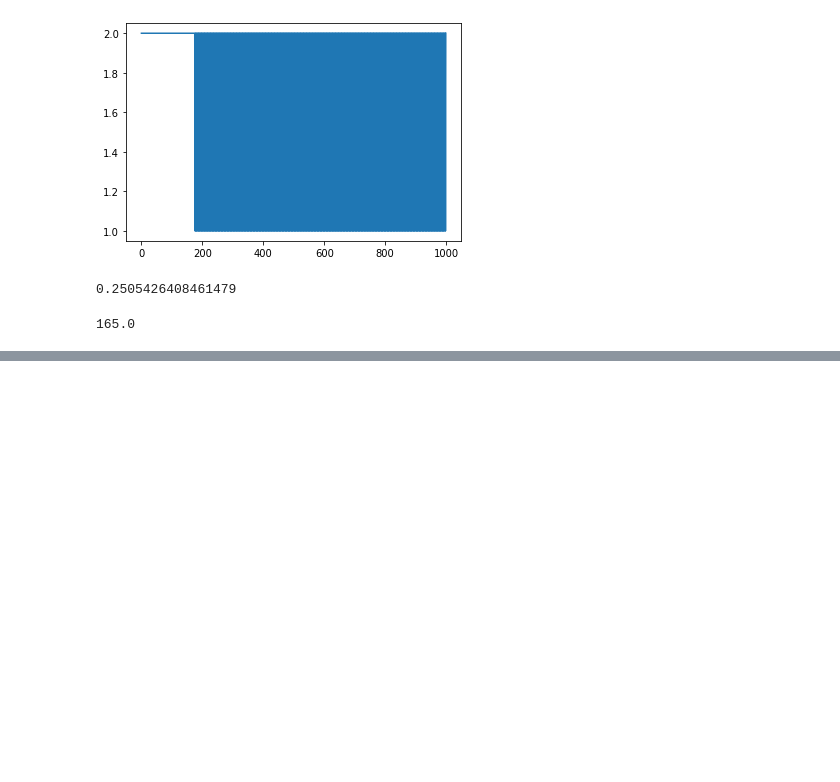
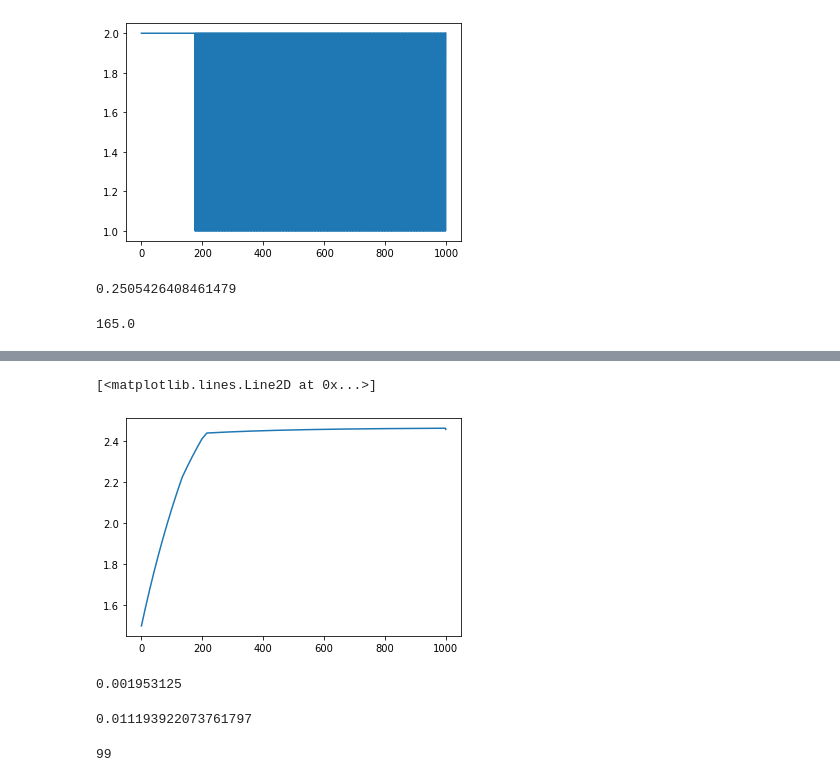
Before and after one commit to anirudhssundar/optimal_control, a Jupyter notebook: 6553_HW_10b.ipynb, the cells around one changed output, grey strips where cells are left out. Drawn from its saved outputs; the diff is of its cells as text; code cells hidden in the pictures; blank space fills up the shorter version.

```diff
--- a/6553_HW_10b.ipynb
+++ b/6553_HW_10b.ipynb
@@ -330,0 +390,21 @@ remaining_length/5
+# %%
+x_fin = get_trajectory(u,x_0,dt)
+# %%
+plt.plot(x_fin)
+# %% [output]
+[<matplotlib.lines.Line2D at 0x...>]
+[figure, added]
+# %%
+beta**l
+# %% [output]
+0.001953125
+# %%
+J(get_trajectory((1 - beta**l)*u + (beta**l)*u_new,x_0,dt),r,dt) - J(x,r,dt)
+# %% [output]
+0.011193922073761797
+# %%
+min_set = np.arange(1,2,0.01)
+i=0
+np.argmin(p[i]*min_set + np.sqrt(x[i]))
+# %% [output]
+99
```
Also changed, not shown: parts of 14 cells of this notebook.
